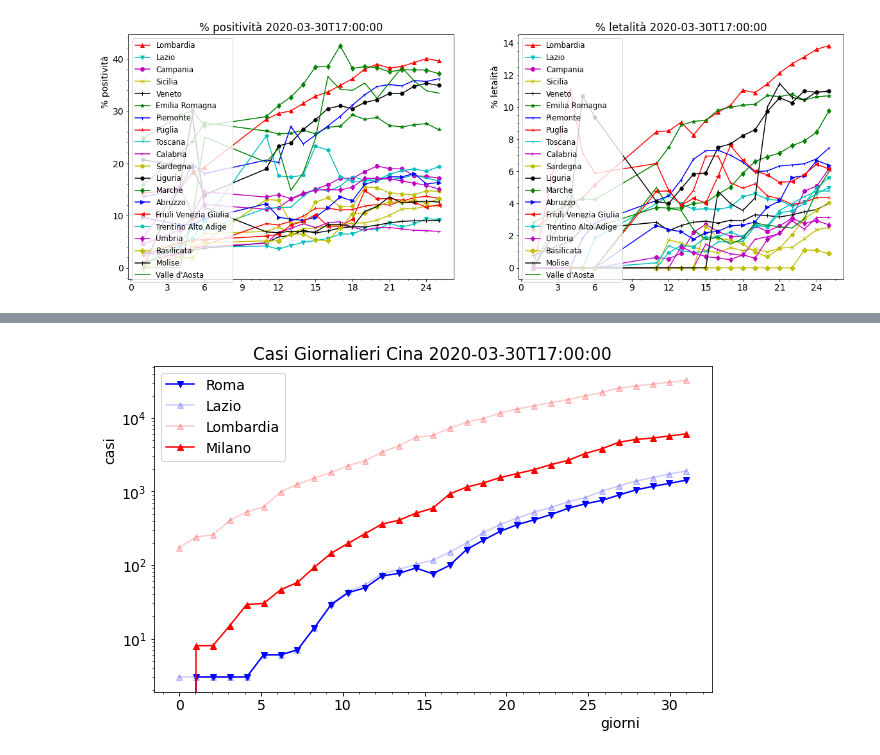
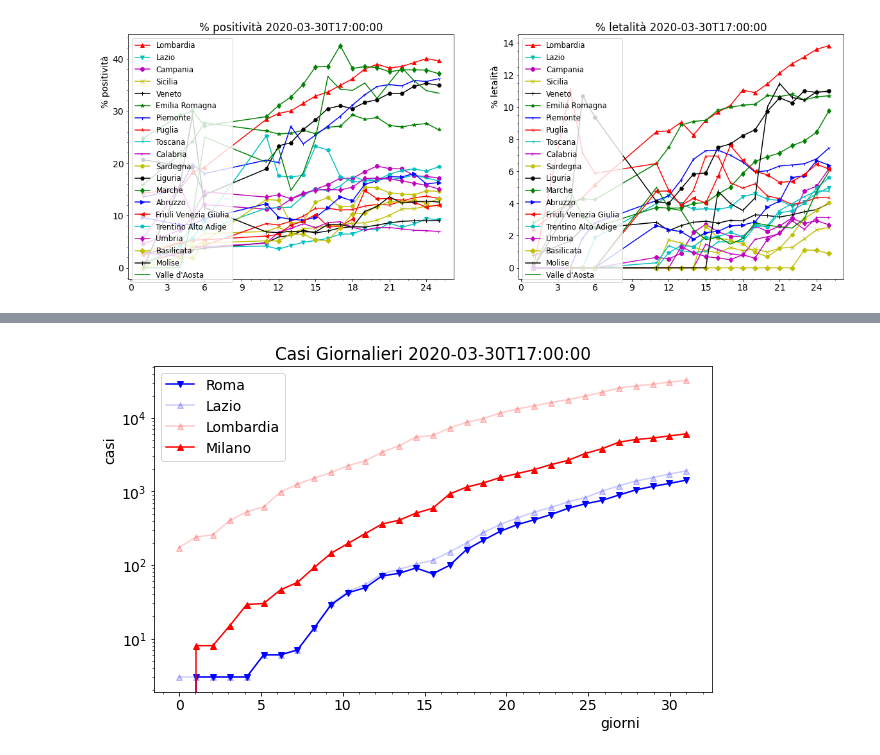
Before and after one commit to lorenzopaolucci/studenti, a Jupyter notebook: covid19.ipynb, the cells around one changed output, grey strips where cells are left out. Saved outputs shown, nothing was run; the diff lists cells and outputs as text; code cells hidden in the pictures.

```diff
--- a/covid19.ipynb
+++ b/covid19.ipynb
@@ -908,24 +908,24 @@ Milano = dp.loc[(dp['denominazione_provincia'] == 'Milano')]
 # %%
 T_days =  len(Roma)
 x = np.linspace(0, T_days, T_days)
 fig, ax = plt.subplots(figsize=(10,6))
 ax.plot(x, Roma['totale_casi'], 'bv-', label='Roma')
 ax.plot(x, Lazio['totale_casi'], 'b^-', label='Lazio', alpha=0.2)
 ax.plot(x, Lombardia['totale_casi'], 'r^-', label='Lombardia', alpha=0.2)
 ax.plot(x, Milano['totale_casi'], 'r^-', label='Milano')
 
 #ymax = 100000
 #yptxt = ymax - ymax*0.05
 #ax.set_ylim(5000,ymax)
 #ax.set_ylim(5000,100000)
 #ax.set_xlim(20,60)
-ax.set_title('Casi Giornalieri Cina '+data_sel)
+ax.set_title('Casi Giornalieri '+data_sel)
 ax.set_xlabel('giorni', horizontalalignment = 'left', x=0.8)
 ax.set_ylabel('casi', horizontalalignment = 'left', y=0.7)
 
 ax.set_yscale('log')
 plt.minorticks_on()
 plt.legend(loc=2, prop={'size':'medium'})
 plt.show()
 # %% [output]
-[figure, old version]
+[figure, new version]
```
